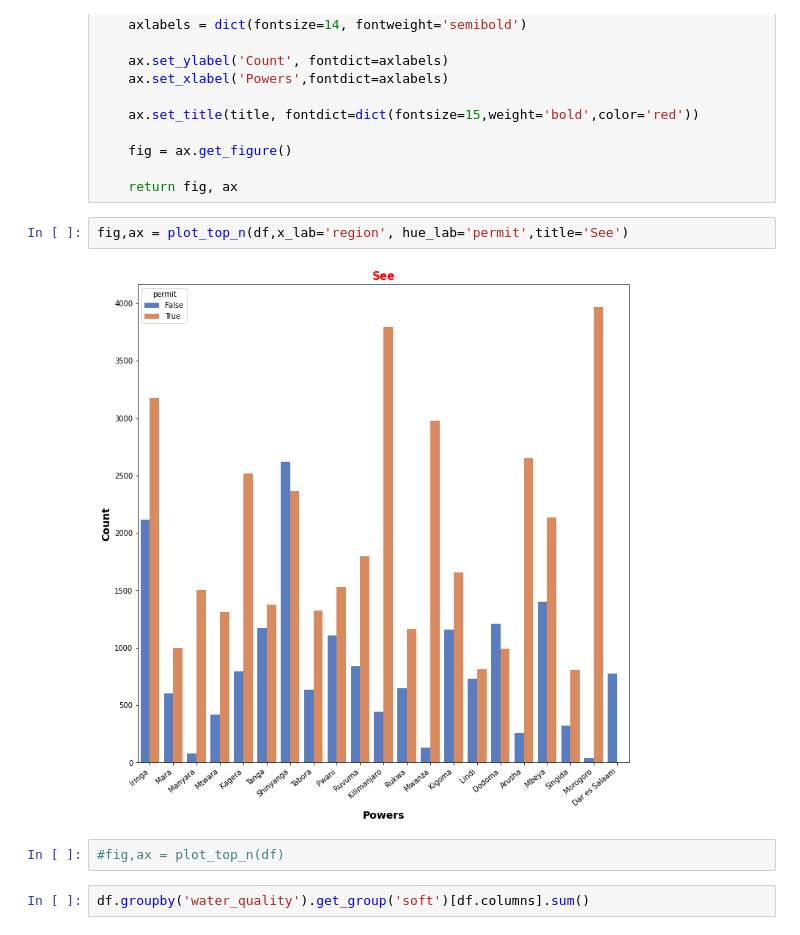
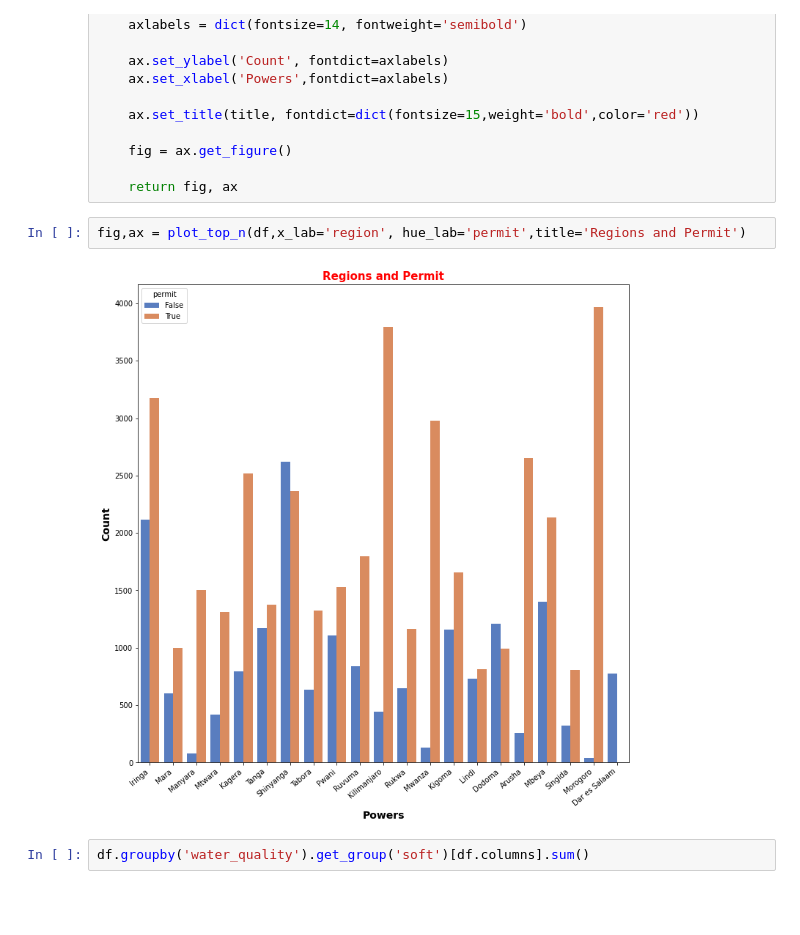
Before and after one commit to davidrtorres/Model-3-Tanzania-Water-Crisis, a Jupyter notebook: Visualization.ipynb, the cells around one changed output. Saved outputs shown, nothing was run; the diff lists cells and outputs as text; blank space fills up the shorter version.

```diff
--- a/Visualization.ipynb
+++ b/Visualization.ipynb
@@ -441,11 +441,9 @@ def plot_top_n(df, x_lab, hue_lab, title='Regions with Permit Status'):
 
     return fig, ax
 # %%
-fig,ax = plot_top_n(df,x_lab='region', hue_lab='permit',title='See')
+fig,ax = plot_top_n(df,x_lab='region', hue_lab='permit',title='Regions and Permit')
 # %% [output]
-[figure, old version]
+[figure, new version]
-# %%
-#fig,ax = plot_top_n(df)
 # %%
 df.groupby('water_quality').get_group('soft')[df.columns].sum()
 # %% [output]
```
Also changed, not shown: parts of 2 cells of this notebook, 2 other files.
